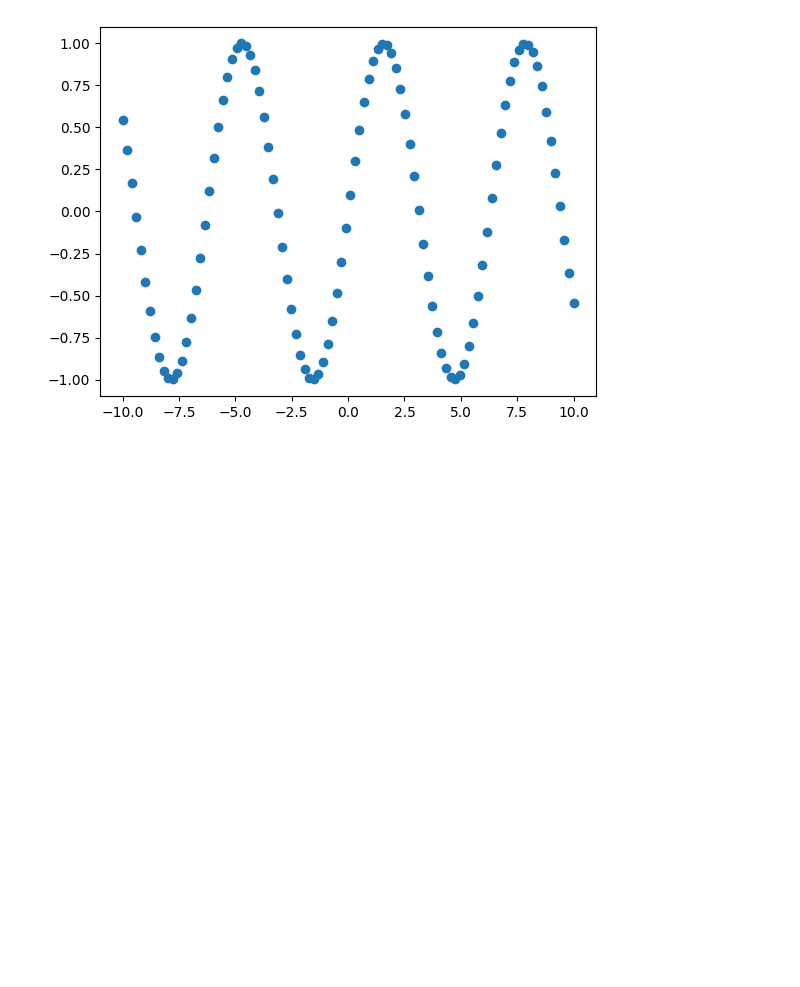
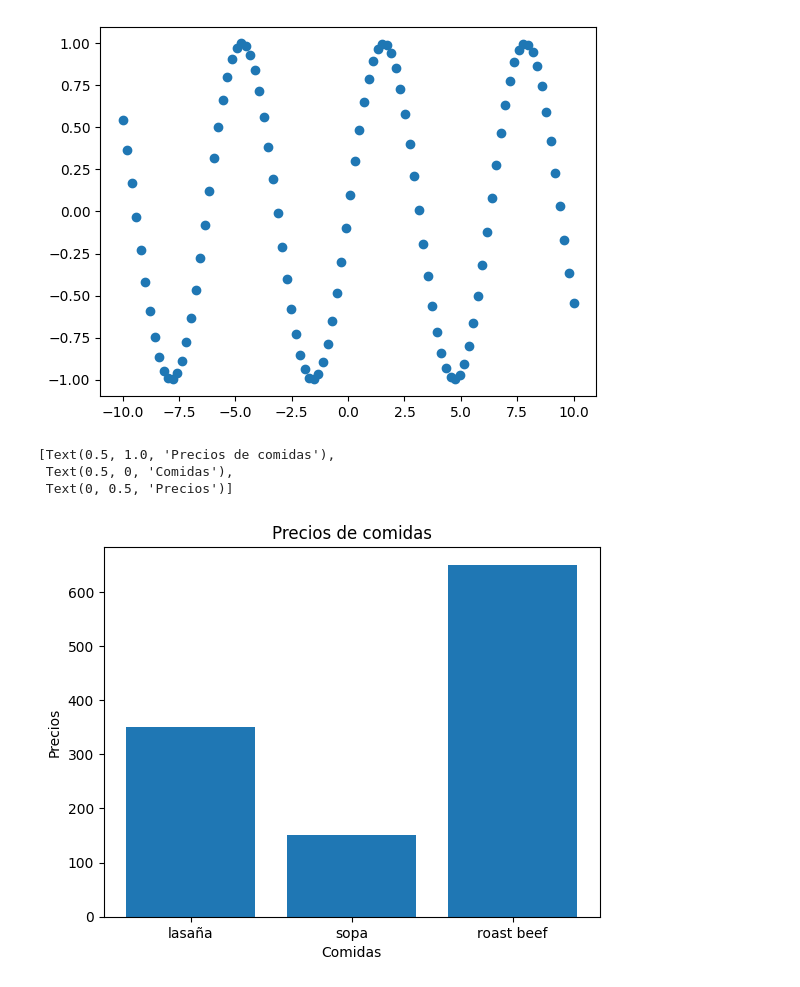
Before and after one commit to mcc-oscar-perez/Python, a Jupyter notebook: Modelo_De_Machine_Learning/Matplotlib_basic.ipynb, the cells around one changed output. Saved outputs shown, nothing was run; the diff lists cells and outputs as text; code cells hidden in the pictures; blank space fills up the shorter version.

```diff
--- a/Modelo_De_Machine_Learning/Matplotlib_basic.ipynb
+++ b/Modelo_De_Machine_Learning/Matplotlib_basic.ipynb
@@ -102,3 +100,22 @@ ax.scatter(x,y)
 # %% [output]
 <matplotlib.collections.PathCollection at 0x...>
 [figure]
+# %%
+# Creamos un disccionario con tres platillos y su precio
+comidas = {"lasaña":350, "sopa":150, "roast beef":650}
+# %%
+# Creamos un greafico de barras
+fig,ax = plt.subplots()
+ax.bar(comidas.keys(), comidas.values()) # colocamos primero el valor en eje x y luego el valor en eje y
+
+# personalizamos el grafico
+ax.set(
+    title="Precios de comidas",
+    xlabel ="Comidas",
+    ylabel ="Precios"
+)
+# %% [output]
+[Text(0.5, 1.0, 'Precios de comidas'),
+ Text(0.5, 0, 'Comidas'),
+ Text(0, 0.5, 'Precios')]
+[figure, added]
```
Also changed, not shown: parts of 10 cells of this notebook.
